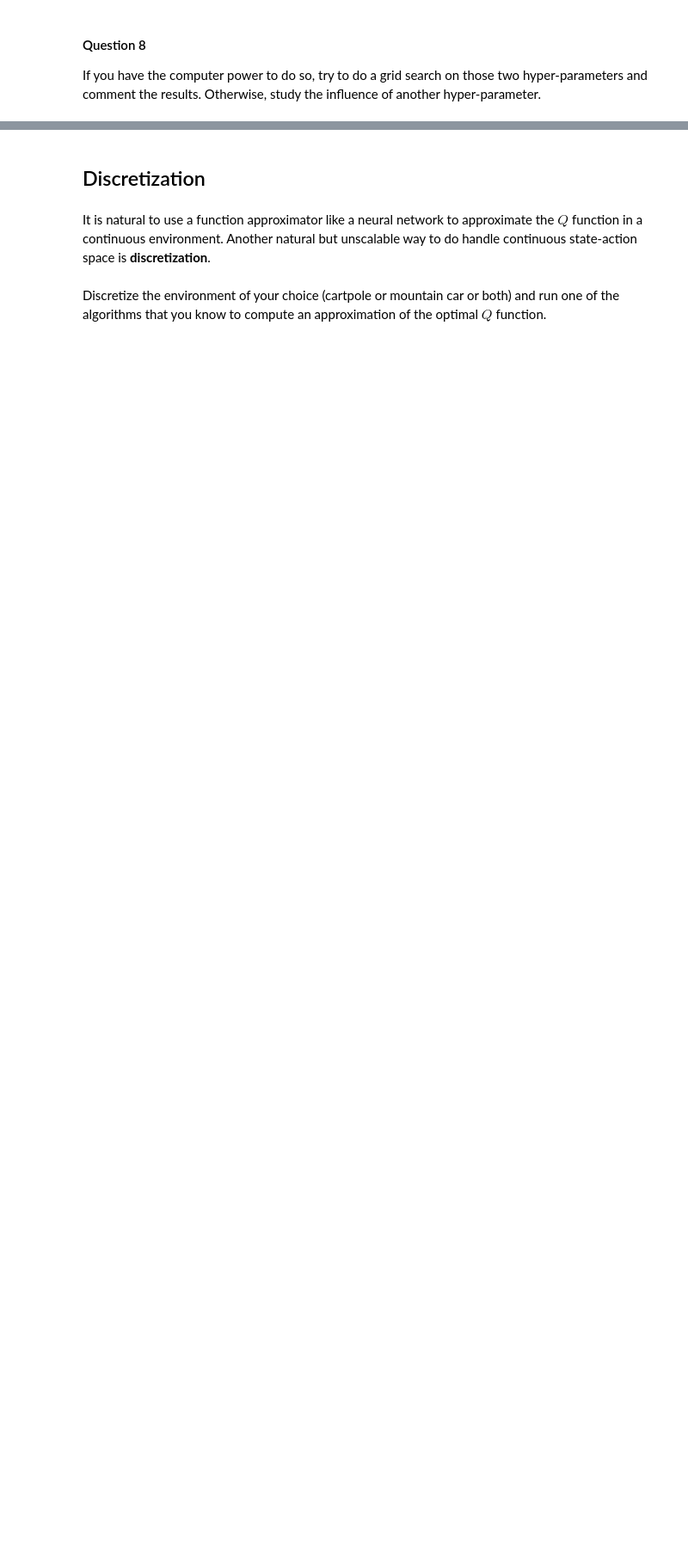
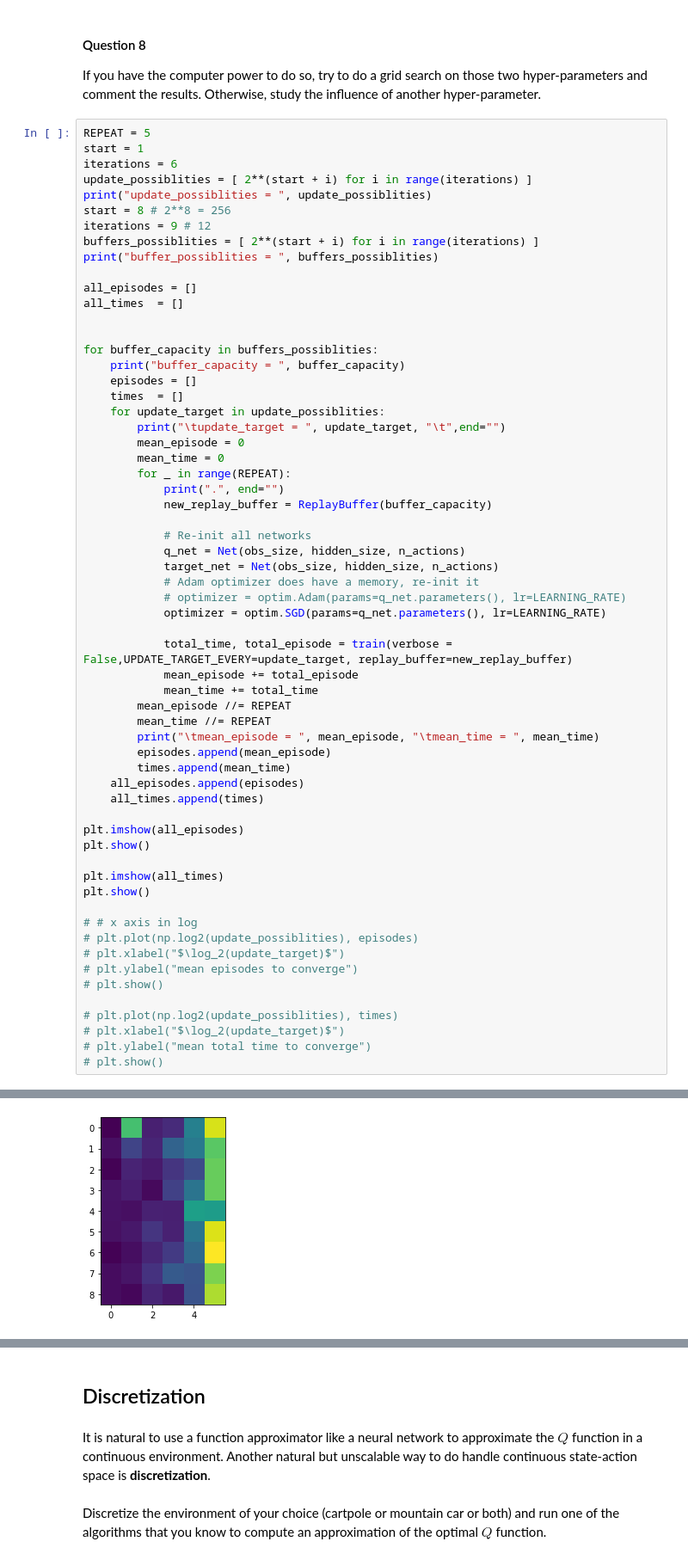
Before and after one commit to Mustapha-AJEGHRIR/RL_course, a Jupyter notebook: TD2/TD2/TD2.ipynb, the cells around one changed output, grey strips where cells are left out. Shown at 86% size. Saved outputs shown, nothing was run; the diff lists cells and outputs as text; blank space fills up the shorter version.

```diff
--- a/TD2/TD2/TD2.ipynb
+++ b/TD2/TD2/TD2.ipynb
@@ -626,3 +649,65 @@ update_target =  128    .       mean_episode =  1001    mean_time =  31009
 #### Question 8
 
 If you have the computer power to do so, try to do a grid search on those two hyper-parameters and comment the results. Otherwise, study the influence of another hyper-parameter.
+# %%
+REPEAT = 5
+start = 1
+iterations = 6
+update_possiblities = [ 2**(start + i) for i in range(iterations) ]
+print("update_possiblities = ", update_possiblities)
+start = 8 # 2**8 = 256
+iterations = 9 # 12
+buffers_possiblities = [ 2**(start + i) for i in range(iterations) ]
+print("buffer_possiblities = ", buffers_possiblities)
+
+all_episodes = []
+all_times  = []
+
+
+for buffer_capacity in buffers_possiblities:
+    print("buffer_capacity = ", buffer_capacity)
+    episodes = []
+    times  = []
+    for update_target in update_possiblities:
+        print("\tupdate_target = ", update_target, "\t",end="")
+        mean_episode = 0
+        mean_time = 0
+        for _ in range(REPEAT):
+            print(".", end="")
+            new_replay_buffer = ReplayBuffer(buffer_capacity)
+
+            # Re-init all networks
+            q_net = Net(obs_size, hidden_size, n_actions)
+            target_net = Net(obs_size, hidden_size, n_actions)
+            # Adam optimizer does have a memory, re-init it
+            # optimizer = optim.Adam(params=q_net.parameters(), lr=LEARNING_RATE)
+            optimizer = optim.SGD(params=q_net.parameters(), lr=LEARNING_RATE)
+
+            total_time, total_episode = train(verbose = False,UPDATE_TARGET_EVERY=update_target, replay_buffer=new_replay_buffer)
+            mean_episode += total_episode
+            mean_time += total_time
+        mean_episode //= REPEAT
+        mean_time //= REPEAT
+        print("\tmean_episode = ", mean_episode, "\tmean_time = ", mean_time)
+        episodes.append(mean_episode)
+        times.append(mean_time)
+    all_episodes.append(episodes)
+    all_times.append(times)
+
+plt.imshow(all_episodes)
+plt.show()
+
+plt.imshow(all_times)
+plt.show()
+
+# # x axis in log
+# plt.plot(np.log2(update_possiblities), episodes)
+# plt.xlabel("$\log_2(update_target)$")
+# plt.ylabel("mean episodes to converge")
+# plt.show()
+
+# plt.plot(np.log2(update_possiblities), times)
+# plt.xlabel("$\log_2(update_target)$")
+# plt.ylabel("mean total time to converge")
+# plt.show()
+# %% [output]
@@ -628,0 +731 @@ If you have the computer power to do so, try to do a grid search on those two hy
+[figure, added]
```
Also changed, not shown: parts of 9 cells of this notebook, 2 other files.
